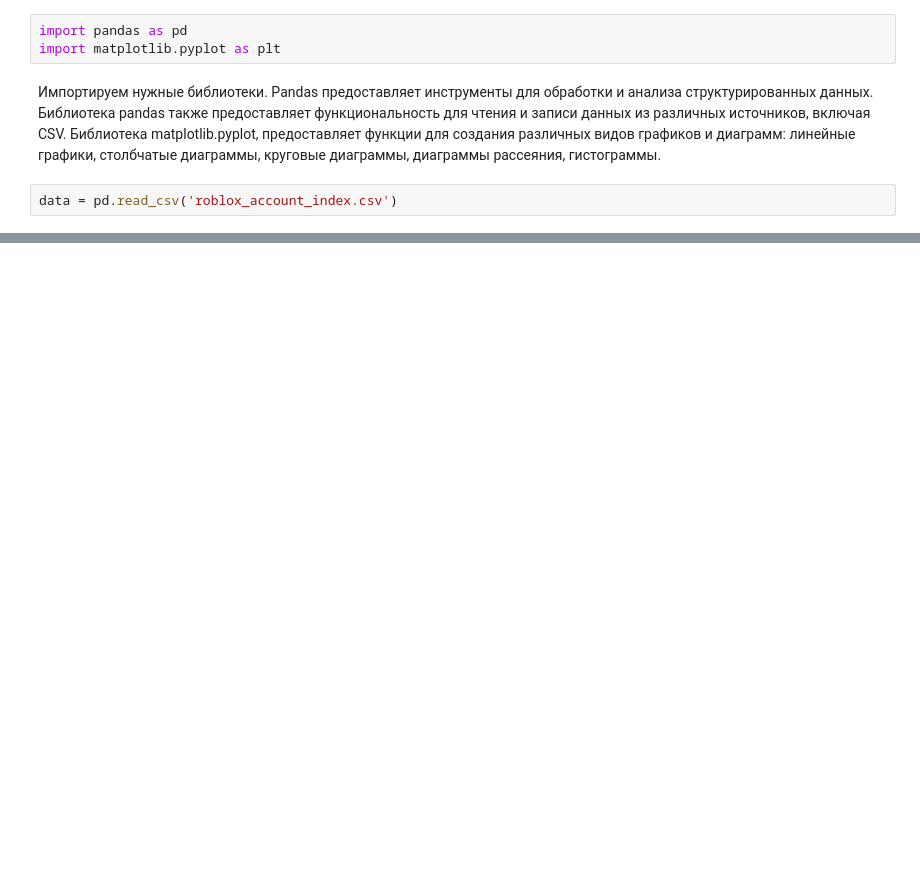
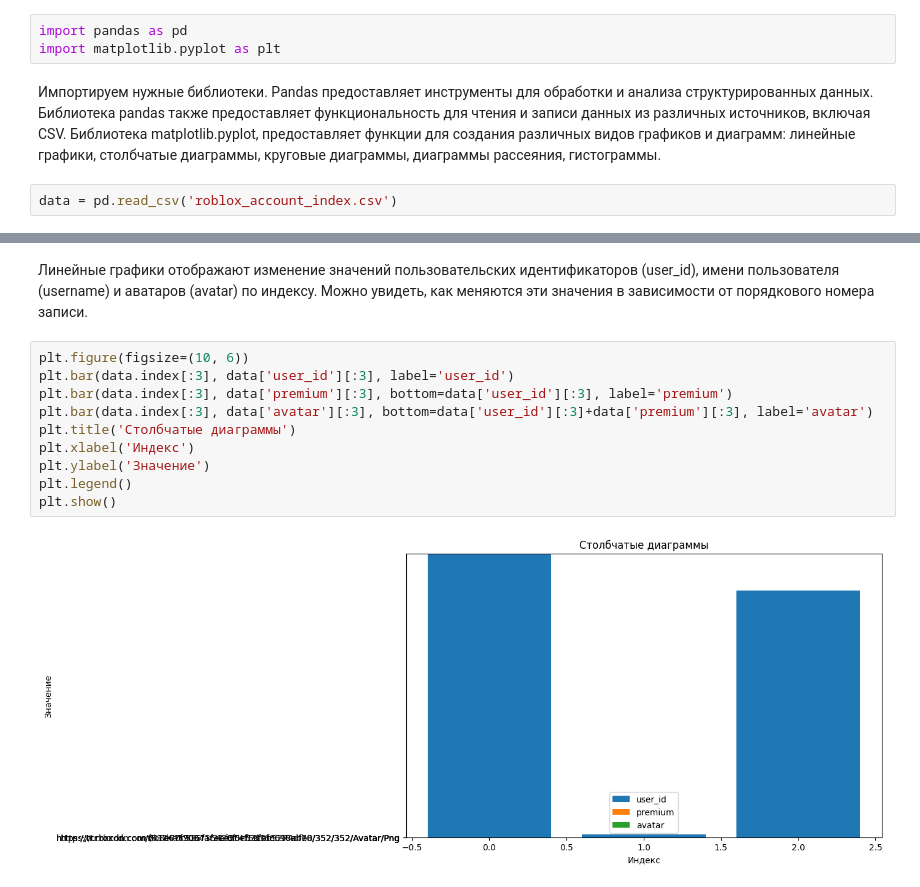
Before and after one commit to dewfd1/pr4444444, a Jupyter notebook: tethgfbgf.ipynb, the cells around one changed output, grey strips where cells are left out. Cells and saved outputs as stored; diff of their text form; blank space fills up the shorter version.

```diff
--- a/tethgfbgf.ipynb
+++ b/tethgfbgf.ipynb
@@ -25,0 +24,14 @@ Text(0.5, 1.0, 'Линейный график 3')
+# %% [markdown]
+Линейные графики отображают изменение значений пользовательских идентификаторов (user_id), имени пользователя (username) и аватаров (avatar) по индексу. Можно увидеть, как меняются эти значения в зависимости от порядкового номера записи.
+# %%
+plt.figure(figsize=(10, 6))
+plt.bar(data.index[:3], data['user_id'][:3], label='user_id')
+plt.bar(data.index[:3], data['premium'][:3], bottom=data['user_id'][:3], label='premium')
+plt.bar(data.index[:3], data['avatar'][:3], bottom=data['user_id'][:3]+data['premium'][:3], label='avatar')
+plt.title('Столбчатые диаграммы')
+plt.xlabel('Индекс')
+plt.ylabel('Значение')
+plt.legend()
+plt.show()
+# %% [output]
+[figure, added]
```
Also changed, not shown: parts of 12 cells of this notebook.
